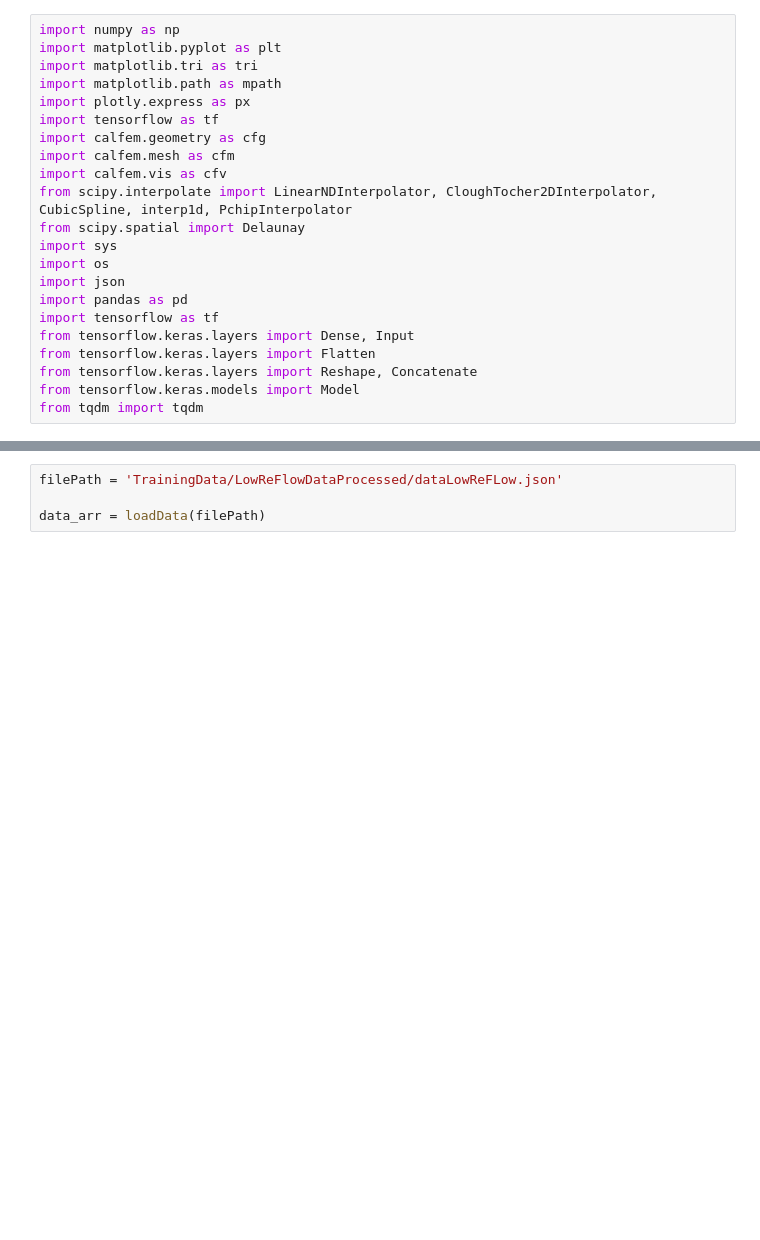
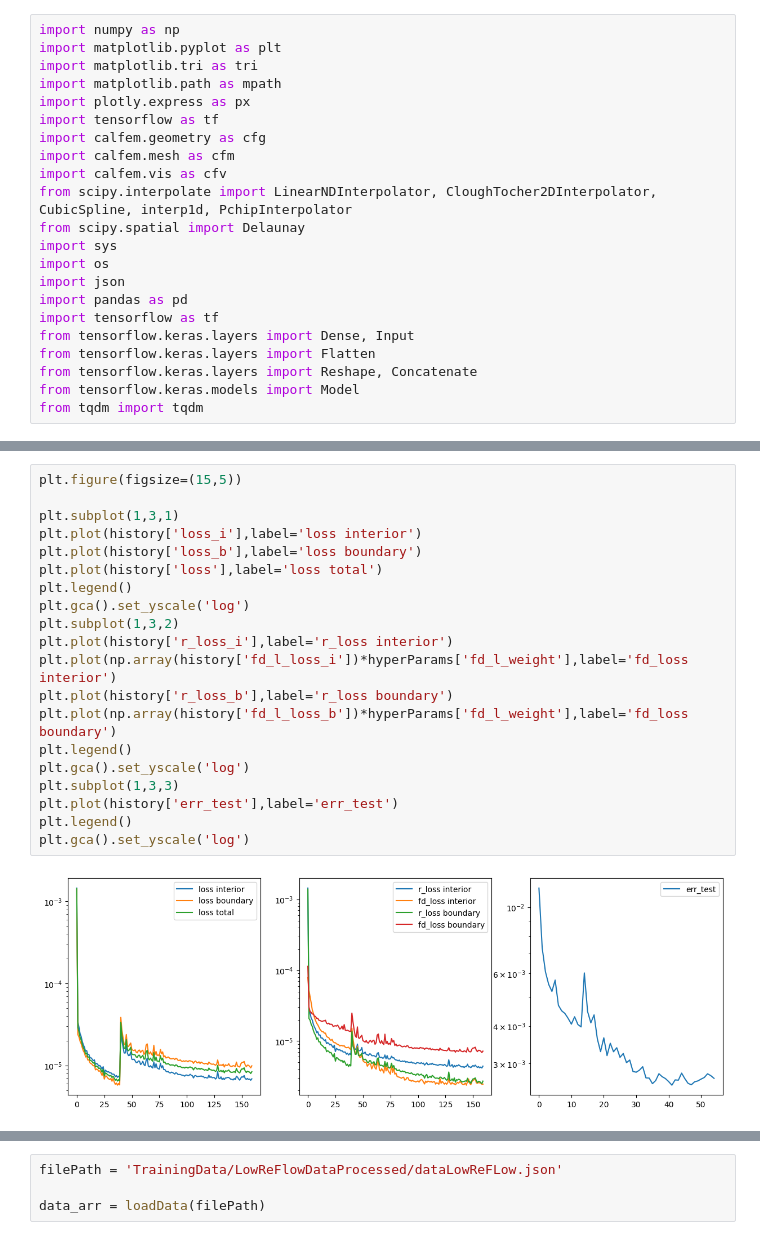
Before and after one commit to jh6220/SINNs-FEM, a Jupyter notebook: SINNs_FEM_implementationV2.ipynb, the cells around one changed output, grey strips where cells are left out. Cells and saved outputs as stored; diff of their text form; blank space fills up the shorter version.

```diff
--- a/SINNs_FEM_implementationV2.ipynb
+++ b/SINNs_FEM_implementationV2.ipynb
@@ -423,0 +854,22 @@ def GetBoundaryDatasetFixed(data, nodesIE, s_alphaBE, nodesD, batch_size, n_batc
+# %%
+plt.figure(figsize=(15,5))
+
+plt.subplot(1,3,1)
+plt.plot(history['loss_i'],label='loss interior')
+plt.plot(history['loss_b'],label='loss boundary')
+plt.plot(history['loss'],label='loss total')
+plt.legend()
+plt.gca().set_yscale('log')
+plt.subplot(1,3,2)
+plt.plot(history['r_loss_i'],label='r_loss interior')
+plt.plot(np.array(history['fd_l_loss_i'])*hyperParams['fd_l_weight'],label='fd_loss interior')
+plt.plot(history['r_loss_b'],label='r_loss boundary')
+plt.plot(np.array(history['fd_l_loss_b'])*hyperParams['fd_l_weight'],label='fd_loss boundary')
+plt.legend()
+plt.gca().set_yscale('log')
+plt.subplot(1,3,3)
+plt.plot(history['err_test'],label='err_test')
+plt.legend()
+plt.gca().set_yscale('log')
+# %% [output]
+[figure, added]
```
Also changed, not shown: parts of 9 cells of this notebook, 3 other files.
